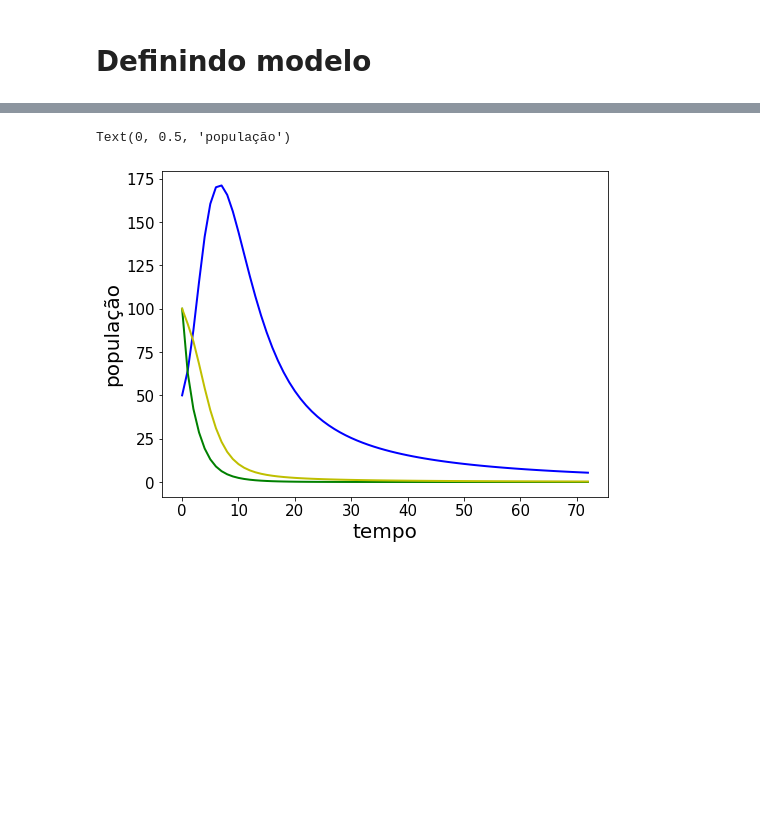
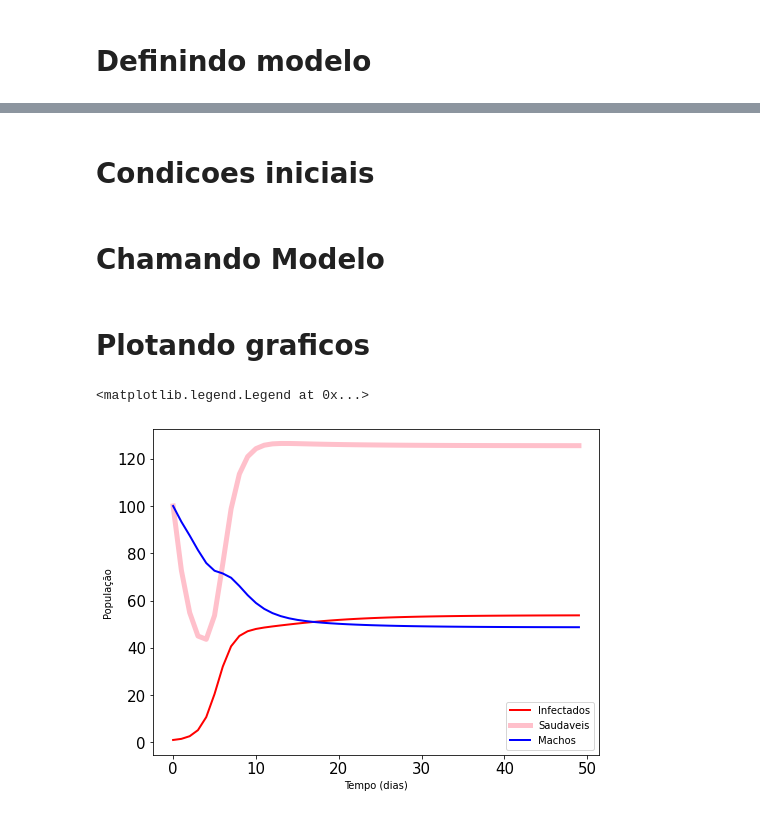
Before and after one commit to filipe7788/EscolaDeMatematica, a Jupyter notebook: diagrama-de-bifurcacao.ipynb, the cells around one changed output, grey strips where cells are left out. Cells and saved outputs as stored; diff of their text form; code cells hidden in the pictures; blank space fills up the shorter version.

```diff
--- a/diagrama-de-bifurcacao.ipynb
+++ b/diagrama-de-bifurcacao.ipynb
@@ -10,14 +10,14 @@ ion()
 # %% [markdown]
 # Definindo modelo
 # %%
-def matriaquia(y, t, r1, r2, alpha, k1, k2, k3, dI, dN, dM):
+def matriaquia(y, t, r1, r2, lambd, beta, alpha, k, dI, dN, dM):
 
     I = y[0]
     N = y[1]
     M = y[2]
 
-    dIdt = r1 * ( (M*I) / (M+ ( (1/alpha) * (I+N) ) ) ) * (1 - (I+N+M) / k1) - dI * I
-    dNdt = r2 * ( (M*N) / (M+ ( (1/alpha) * (I+N) ) ) ) * (1 - (I+N+M) / k2) - dN * N
-    dMdt = r2 * ( (M*I) / (M+ ( (1/alpha) * (I+N) ) ) ) * 0.1 * (1 - (I+N+M) / k3) + r1 * ( (M*N) / (M+ (1/alpha) * (I+N) ) ) * (1 - (I+N+M) / k) - dM*M
+    dIdt = r1 * ( (M*I) / (M+ ( (1/alpha) * (I+N) ) ) ) * (1 - (I+N+M) / k) - dI * I
+    dNdt = r2 * ( (M*N) / (M+ ( (1/alpha) * (I+N) ) ) ) * r1 * ( (M*I) / (M+ ( (1/alpha) * (I+N) ) ) ) * beta * (1 - (I+N+M) / k) - dN * N
+    dMdt = r1 * ( (M*I) / (M+ ( (1/alpha) * (I+N) ) ) ) * lambd * (1 - (I+N+M) / k) + r2 * ( (M*N) / (M+ (1/alpha) * (I+N) ) ) * (1 - (I+N+M) / k) - dM*M
 
     return [dIdt, dNdt, dMdt]
@@ -24,3 +26,32 @@ def matriaquia(y, t, r1, r2, alpha, k1, k2, k3, dI, dN, dM):
+# %%
+r1 = 2
+r2 = 1
+
+lambd = 0.1
+beta = 0.05
+
+alpha = 4
+k = 300.
+
+dI = .25
+dN = .35
+dM = dN
+# %% [markdown]
+# Condicoes iniciais
+# %%
+numero_de_femeas_infectadas = 1
+numero_de_femeas_saudaveis = 100.
+numero_de_machos = 100.
+
+condicoes_iniciais = [numero_de_femeas_infectadas, numero_de_femeas_saudaveis, numero_de_machos]
+# %% [markdown]
+# Chamando Modelo
+# %%
+tempo = arange(0, 50, 1)
+params = (r1, r2, lambd, beta, alpha, k, dI, dN, dM)
+resultados = odeint(matriaquia, condicoes_iniciais, tempo, params)
+# %% [markdown]
+# Plotando graficos
 # %%
 t = arange(0, 73)
 y0 = [1, 1.]
@@ -30,37 +61,41 @@ r2 = 1
 
 lambd = 0.1
 alpha = 4
 k1 = 400
 k2 = 200
 k3 = 200
 
 dI = .34
 dN = .35
 dM = dN
 
 params = (r1, r2, alpha, k1, k2, k3, dI, dN, dM)
 
 numero_de_femeas_infectadas = 50
 numero_de_femeas_saudaveis = 100.
 numero_de_machos = 100.
 
 condicoes_iniciais = [numero_de_femeas_infectadas, numero_de_femeas_saudaveis, numero_de_machos]
 
 y = odeint(matriaquia, condicoes_iniciais, t, params)
 
 figure(figsize=(8, 6))
 #  get all items from the first column
 x = y[:, 0]
 #  get all items from the second column
 a = y[:, 1]
 
 z = y[:, 2]
-plot(t, x, color='b',zorder=1, linewidth=2)
-plot(t, a, color='g',zorder=1, linewidth=2)
-plot(t, z, color='y',zorder=1, linewidth=2)
+
+plot(tempo, resultados[:, 0], color='red',zorder=1, linewidth=2, label='Infectados')
+plot(tempo, resultados[:, 1], color='pink',zorder=1, linewidth=5, label='Saudaveis')
+plot(tempo, resultados[:, 2], color='b',zorder=1, linewidth=2, label='Machos')
 tick_params(labelsize= 15)
-xlabel('tempo',fontsize=20)
-ylabel('população',fontsize=20)
+
+xlabel('Tempo (dias)')
+ylabel('População')
+
+legend()
 # %% [output]
-Text(0, 0.5, 'população')
+<matplotlib.legend.Legend at 0x...>
-[figure, old version]
+[figure, new version]
```
Also changed, not shown: parts of 3 cells of this notebook, 1 other file.
